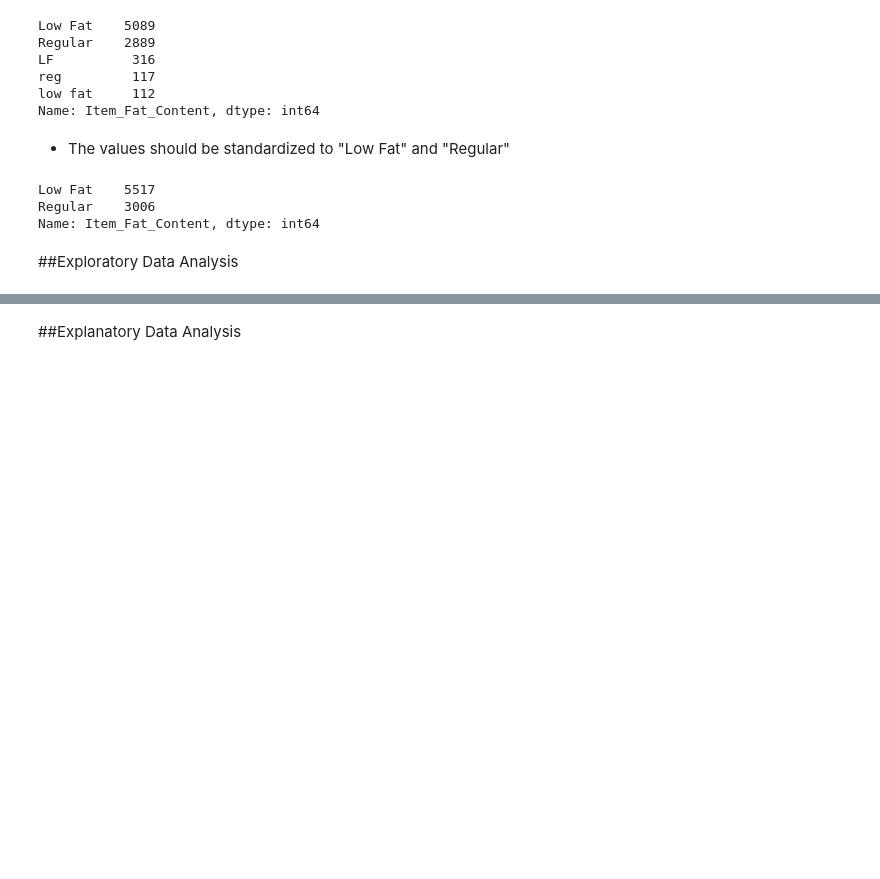
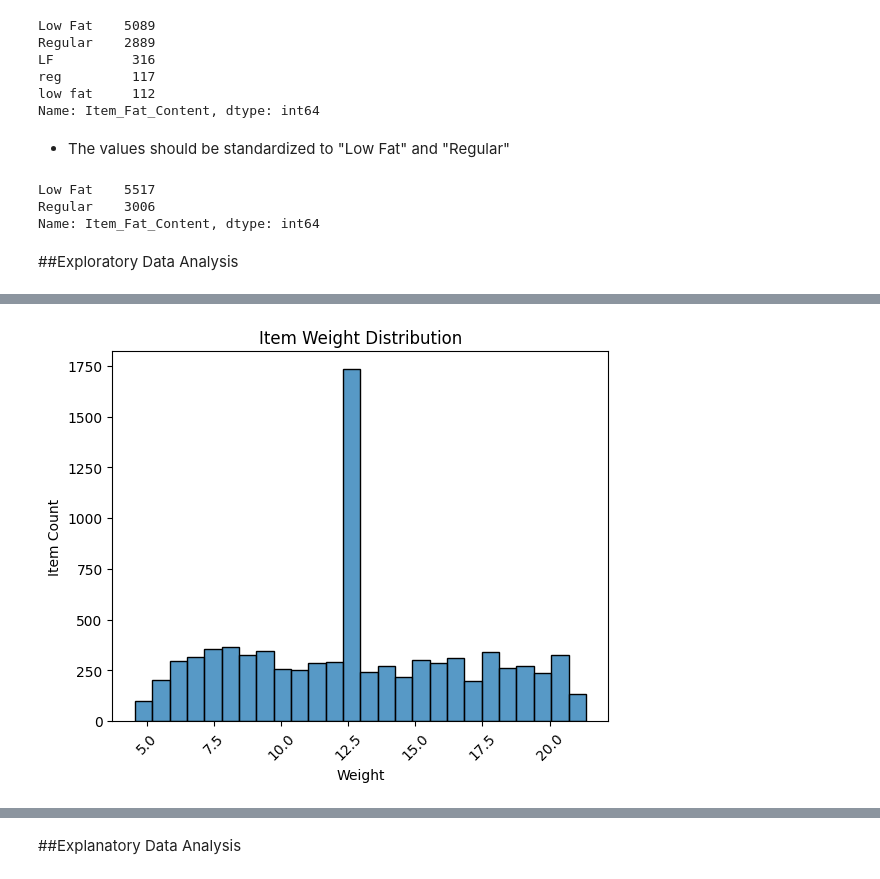
Before and after one commit to combechelsey/Prediction-of-Product-Sales, a Jupyter notebook: Prediction_of_Product_Sales.ipynb, the cells around one changed output, grey strips where cells are left out. Cells and saved outputs as stored; diff of their text form; code cells hidden in the pictures; blank space fills up the shorter version.

```diff
--- a/Prediction_of_Product_Sales.ipynb
+++ b/Prediction_of_Product_Sales.ipynb
@@ -346,0 +386,8 @@ Name: Item_Fat_Content, dtype: int64
+# %%
+#Histogram for Item_Weight
+ax = sns.histplot(data=df, x="Item_Weight")
+ax.ticklabel_format(style='plain');
+ax.tick_params(axis='x', rotation = 45);
+ax.set(title= "Item Weight Distribution", xlabel="Weight", ylabel="Item Count");
+# %% [output]
+[figure, added]
```
Also changed, not shown: parts of 49 cells of this notebook.
